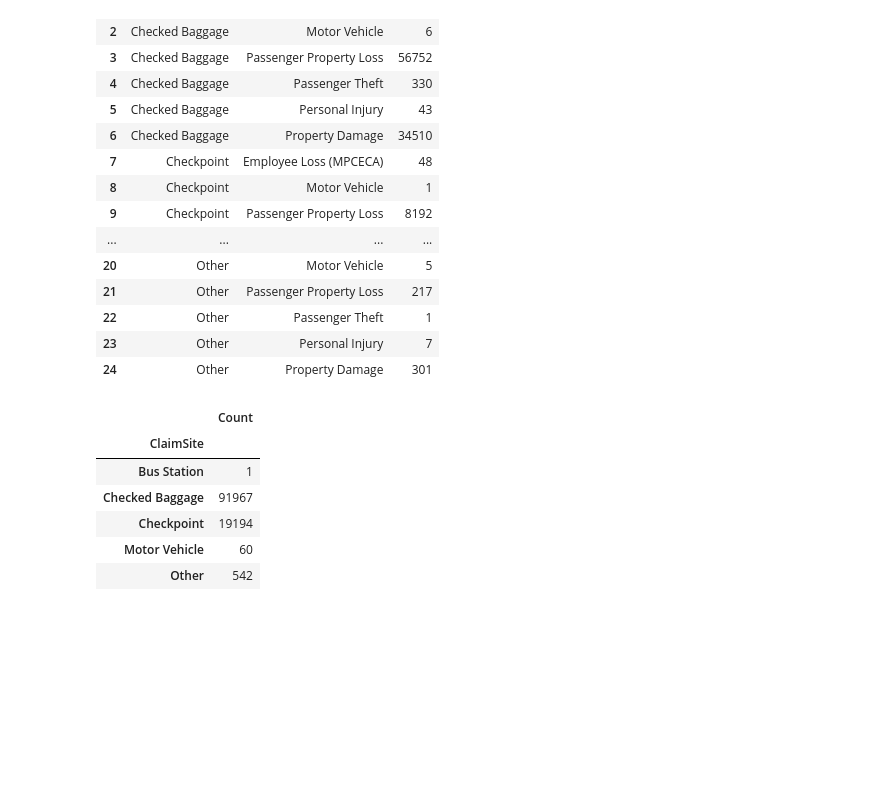
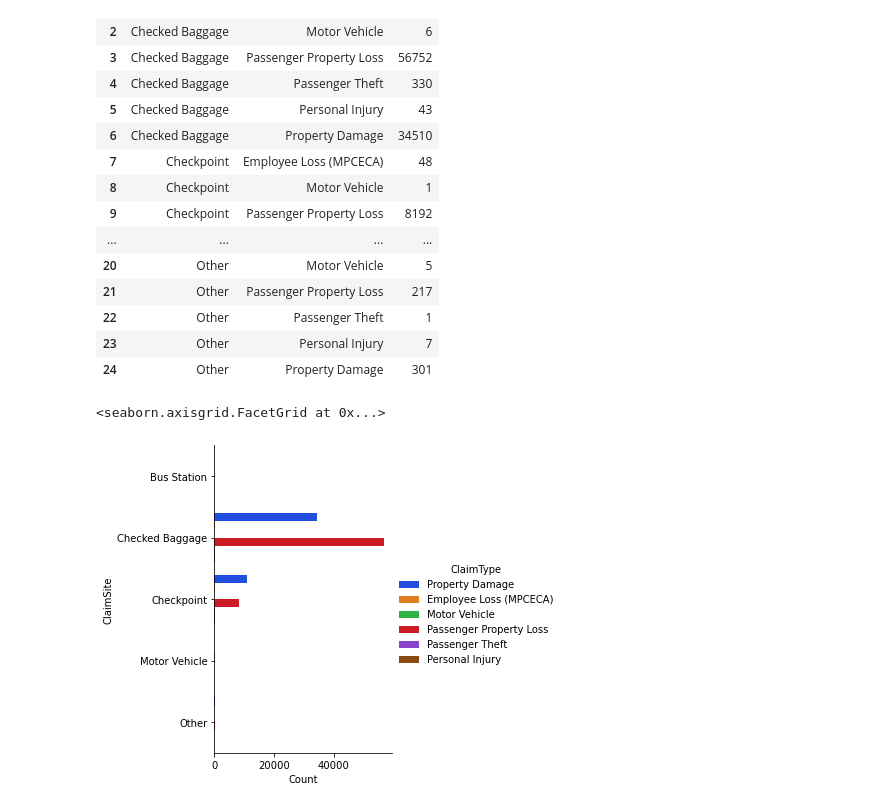
Before and after one commit to TJ-Mothokho/DataAnaylsis_Practical-Assessments, a Jupyter notebook: Airport_Case_Study-Practical_Assessment/AirportCaseStudy.ipynb, the cells around one changed output. Saved outputs shown, nothing was run; the diff lists cells and outputs as text; code cells hidden in the pictures; blank space fills up the shorter version.

```diff
--- a/Airport_Case_Study-Practical_Assessment/AirportCaseStudy.ipynb
+++ b/Airport_Case_Study-Practical_Assessment/AirportCaseStudy.ipynb
@@ -156,7 +156,7 @@ merged = pd.merge(claims_airportCodes, airports[['IATACode', 'AirportName']],
 
 # Fill missing AirportName in claims based on AirportCode. AirportName_y is the column name of AirportName from airports DataFrame
 claims['AirportName'] = claims['AirportName'].fillna(
-    merged_df_code['AirportName_y']
+    merged['AirportName_y']
 )
 
 claims.info()
@@ -344,14 +335,8 @@ site_type
 | 23 | Other | Personal Injury | 7 |
 | 24 | Other | Property Damage | 301 |
 # %%
-
-
-#sns.catplot(data=site_type, y='ClaimSite', x='Count', kind='bar', hue='ClaimType', palette='bright', orient='h')
+#Plotting the result to display the number of claims for each ClaimType based on the ClaimSite
+sns.catplot(data=site_type, y='ClaimSite', x='Count', kind='bar', hue='ClaimType', palette='bright', orient='h')
 # %% [output]
-|  | Count |
-| ClaimSite |  |
-| Bus Station | 1 |
-| Checked Baggage | 91967 |
-| Checkpoint | 19194 |
-| Motor Vehicle | 60 |
-| Other | 542 |
+<seaborn.axisgrid.FacetGrid at 0x...>
+[figure, added]
```
Also changed, not shown: parts of 2 cells of this notebook.
